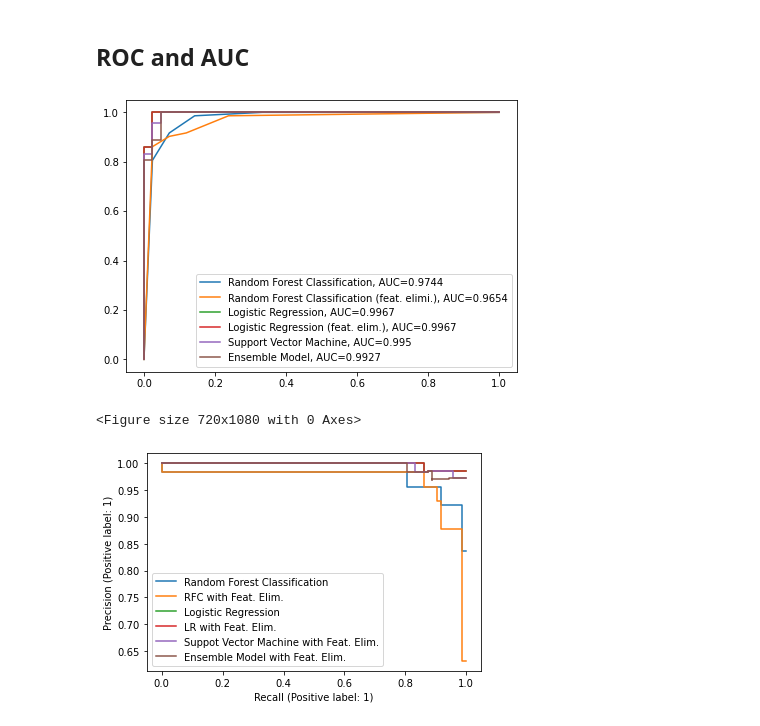
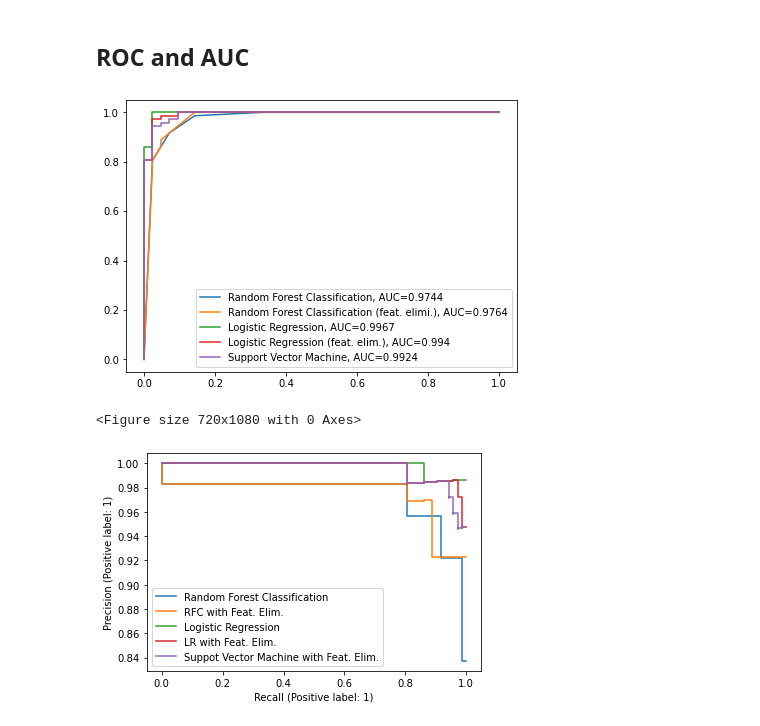
Before and after one commit to mars12161/bayer_challenge_d_life, a Jupyter notebook: breast_cancer_analysis_kb.ipynb, the cells around one changed output. Cells and saved outputs as stored; diff of their text form; code cells hidden in the pictures.

```diff
--- a/breast_cancer_analysis_kb.ipynb
+++ b/breast_cancer_analysis_kb.ipynb
@@ -450,6 +496,6 @@ X_train_fr_rfc.shape
 # %%
 #need to make the test data match the training data
-X_test_fr_rfc = X_test.drop(X_test.columns[[1, 3, 4, 5, 6, 8, 9, 10, 11, 12, 14, 15, 16, 17, 18, 19, 21, 22, 24, 25, 26, 28, 29]],axis = 1)
+X_test_fr_rfc = X_test[['radius_mean','smoothness_mean','concave_points_mean', 'symmetry_mean', 'area_se', 'compactness_se', 'radius_worst', 'texture_worst','perimeter_worst', 'area_worst', 'concavity_worst', 'concave_points_worst']]
 # %%
 X_train_fr_rfc.to_csv('./data/X_train_rfc_feature_elim.csv')
 X_test_fr_rfc.to_csv('./data/X_test_rfc_feature_elim.csv')
@@ -655,5 +751,7 @@ Index(['radius_mean', 'texture_mean', 'perimeter_mean', 'area_mean',
 # %%
 #after feature removal, there are 13 columns
-X_test_lr = X_test.drop(X_test.columns[[8, 9, 14, 16, 17, 25]],axis = 1)
+X_test_lr = X_test[['concavity_mean','concave_points_mean', 'radius_se',
+        'perimeter_se','area_se', 'radius_worst', 'texture_worst','perimeter_worst',
+        'area_worst', 'concavity_worst', 'concave_points_worst','symmetry_worst']]
 X_test_lr.shape
 # %% [output]
@@ -768,29 +871,29 @@ fpr, tpr, _ = metrics.roc_curve(y_test, y_pred)
 auc = round(metrics.roc_auc_score(y_test, y_pred), 4)
 plt.plot(fpr,tpr,label="Support Vector Machine, AUC="+str(auc))
 
-y_pred = em.predict_proba(X_test_lr)[:, 1]
-fpr, tpr, _ = metrics.roc_curve(y_test, y_pred)
-auc = round(metrics.roc_auc_score(y_test, y_pred), 4)
-plt.plot(fpr,tpr,label="Ensemble Model, AUC="+str(auc))
+#y_pred = em.predict_proba(X_test_lr)[:, 1]
+#fpr, tpr, _ = metrics.roc_curve(y_test, y_pred)
+#auc = round(metrics.roc_auc_score(y_test, y_pred), 4)
+#plt.plot(fpr,tpr,label="Ensemble Model, AUC="+str(auc))
 
 plt.legend()
 plt.savefig("./images/All_Models_ROC.png")
 # %% [output]
-[figure, old version]
+[figure, new version]
 # %%
 plt.figure(figsize=(10,15))
 fig, ax = plt.subplots()
 
 
 PrecisionRecallDisplay.from_estimator(rfc, X_test, y_test, ax=ax,label = "Random Forest Classification")
 PrecisionRecallDisplay.from_estimator(rfc2, X_test_fr_rfc, y_test, ax=ax, label = "RFC with Feat. Elim.")
 PrecisionRecallDisplay.from_estimator(lr, X_test, y_test, ax=ax, label = "Logistic Regression")
 PrecisionRecallDisplay.from_estimator(lr2, X_test_lr, y_test, ax=ax, label = "LR with Feat. Elim.")
 PrecisionRecallDisplay.from_estimator(svm, X_test_lr, y_test, ax=ax, label = "Suppot Vector Machine with Feat. Elim.")
-PrecisionRecallDisplay.from_estimator(em, X_test_lr, y_test, ax=ax, label = "Ensemble Model with Feat. Elim.")
+#PrecisionRecallDisplay.from_estimator(em, X_test_lr, y_test, ax=ax, label = "Ensemble Model with Feat. Elim.")
 
 plt.savefig("./images/All_Models_precisionrecall.png", bbox_inches='tight')
 plt.show()
 # %% [output]
 <Figure size 720x1080 with 0 Axes>
-[figure, old version]
+[figure, new version]
```
Also changed, not shown: parts of 60 cells of this notebook.
